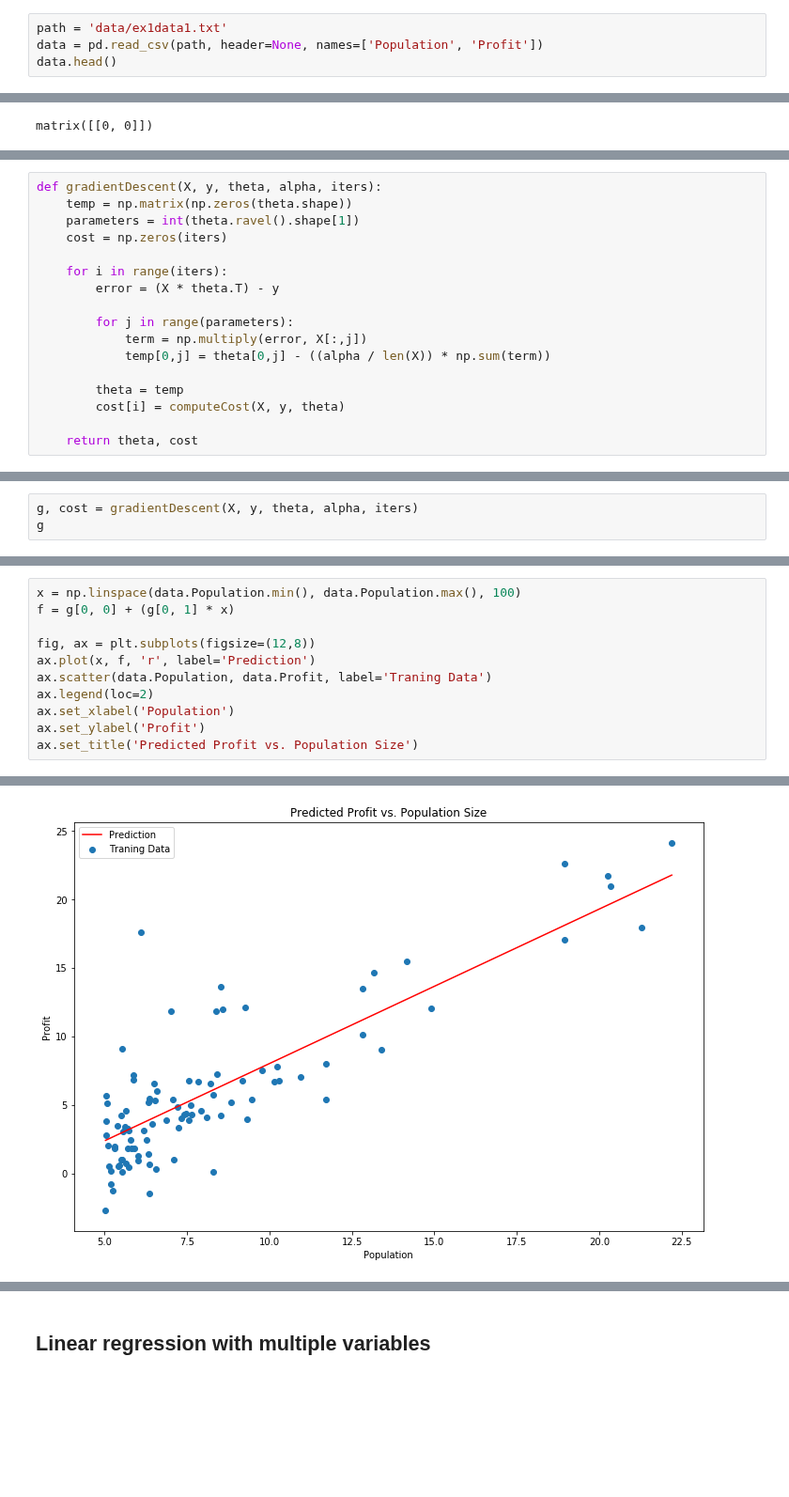
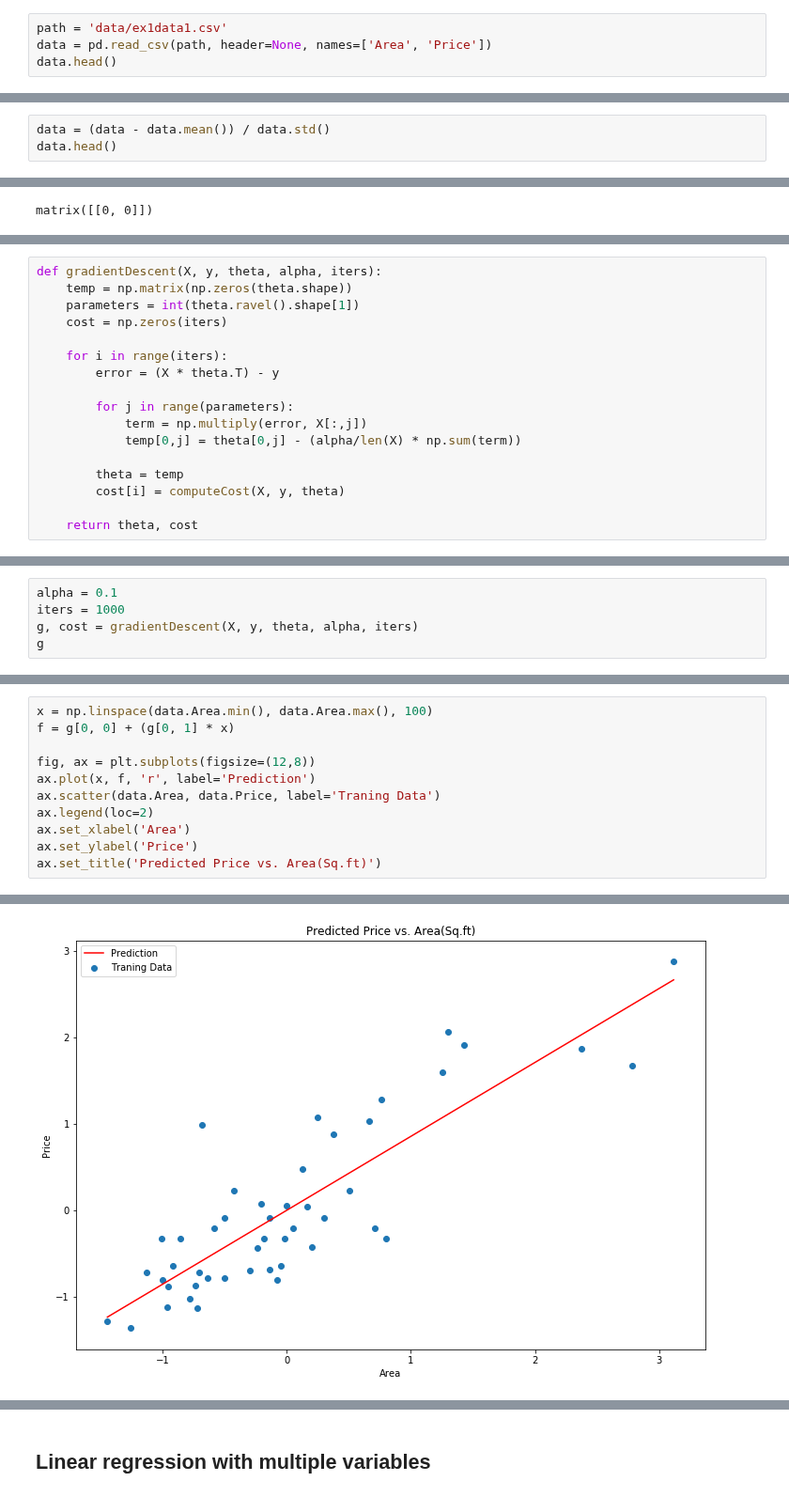
Before and after one commit to rparthas/data, a Jupyter notebook: NGML_Python/ex1.ipynb, the cells around one changed output, grey strips where cells are left out. Shown at 94% size. Cells and saved outputs as stored; diff of their text form; blank space fills up the shorter version.

```diff
--- a/NGML_Python/ex1.ipynb
+++ b/NGML_Python/ex1.ipynb
@@ -4,7 +4,7 @@ import pandas as pd
 import matplotlib.pyplot as plt
 %matplotlib inline
 # %%
-path = 'data/ex1data1.txt'
-data = pd.read_csv(path, header=None, names=['Population', 'Profit'])
+path = 'data/ex1data1.csv'
+data = pd.read_csv(path, header=None, names=['Area', 'Price'])
 data.head()
 # %% [output]
@@ -16,0 +27,3 @@ data.head()
+# %%
+data = (data - data.mean()) / data.std()
+data.head()
@@ -89,7 +109,7 @@ def gradientDescent(X, y, theta, alpha, iters):
 
         for j in range(parameters):
             term = np.multiply(error, X[:,j])
-            temp[0,j] = theta[0,j] - ((alpha / len(X)) * np.sum(term))
+            temp[0,j] = theta[0,j] - (alpha/len(X) * np.sum(term))
 
         theta = temp
         cost[i] = computeCost(X, y, theta)
@@ -101,4 +118,6 @@ iters = 1000
 # %%
+alpha = 0.1
+iters = 1000
 g, cost = gradientDescent(X, y, theta, alpha, iters)
 g
 # %% [output]
@@ -110,12 +129,12 @@ computeCost(X, y, g)
 # %%
-x = np.linspace(data.Population.min(), data.Population.max(), 100)
+x = np.linspace(data.Area.min(), data.Area.max(), 100)
 f = g[0, 0] + (g[0, 1] * x)
 
 fig, ax = plt.subplots(figsize=(12,8))
 ax.plot(x, f, 'r', label='Prediction')
-ax.scatter(data.Population, data.Profit, label='Traning Data')
+ax.scatter(data.Area, data.Price, label='Traning Data')
 ax.legend(loc=2)
-ax.set_xlabel('Population')
-ax.set_ylabel('Profit')
-ax.set_title('Predicted Profit vs. Population Size')
+ax.set_xlabel('Area')
+ax.set_ylabel('Price')
+ax.set_title('Predicted Price vs. Area(Sq.ft)')
 # %% [output]
@@ -123,4 +142,4 @@ Text(0.5, 1.0, 'Predicted Profit vs. Population Size')
-[figure, old version]
+[figure, new version]
 # %%
 fig, ax = plt.subplots(figsize=(12,8))
 ax.plot(np.arange(iters), cost, 'r')
```
Also changed, not shown: parts of 20 cells of this notebook, 3 other files.
